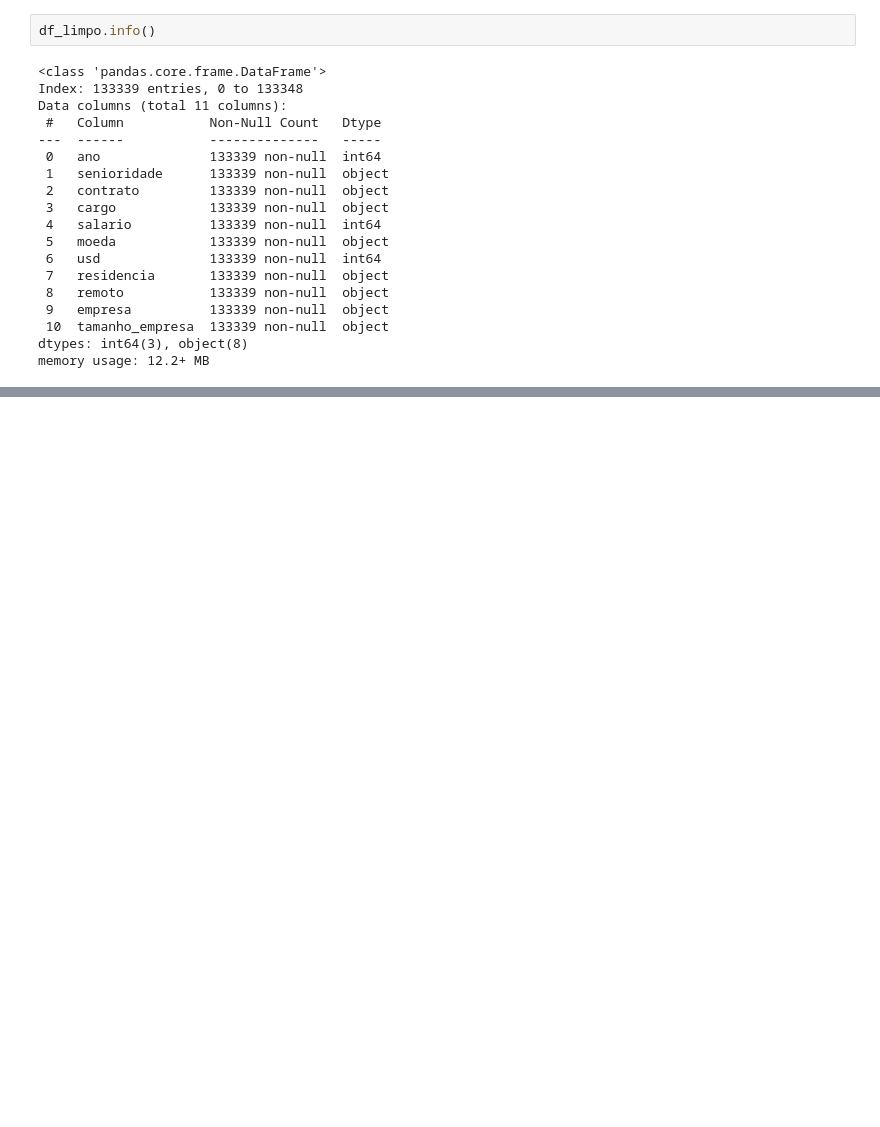
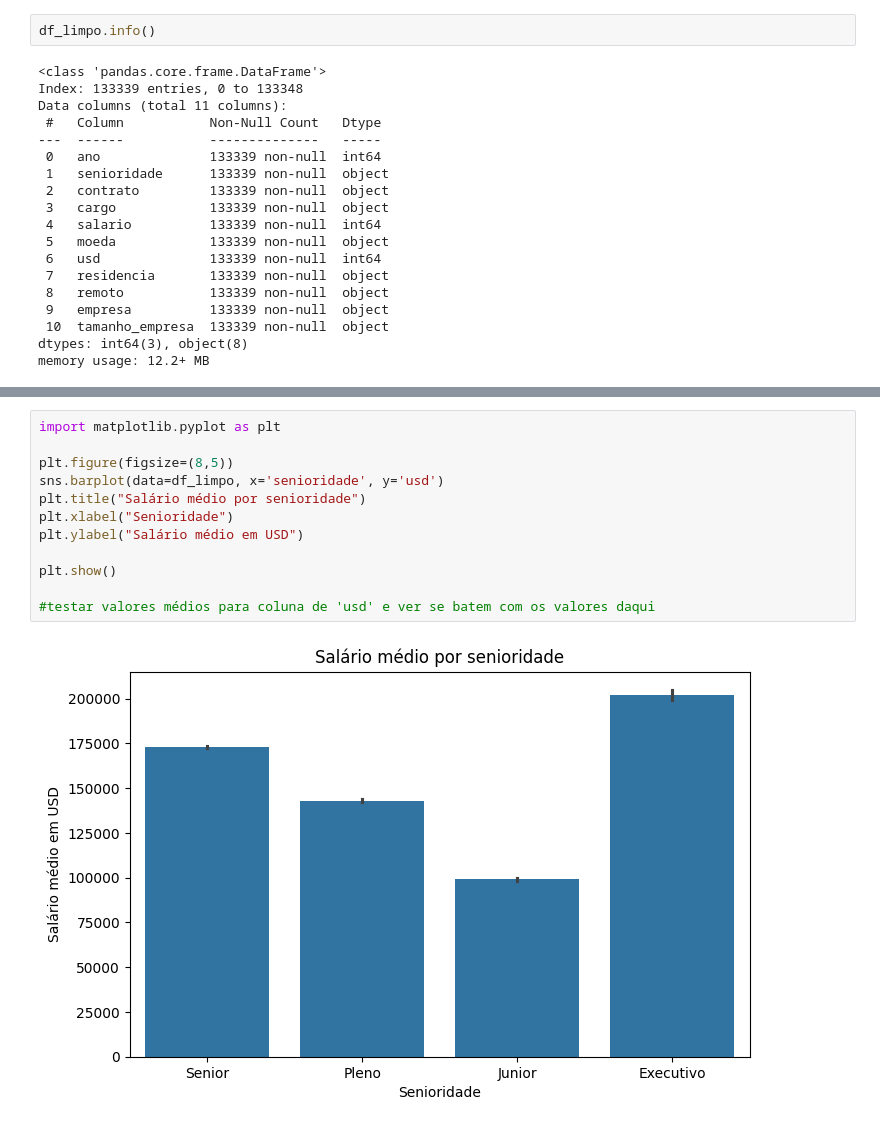
Before and after one commit to PrangeGabriel/Imersao-de-dados-python, a Jupyter notebook: Imersão_de_dados_com_python.ipynb, the cells around one changed output, grey strips where cells are left out. Cells and saved outputs as stored; diff of their text form; blank space fills up the shorter version.

```diff
--- a/Imersão_de_dados_com_python.ipynb
+++ b/Imersão_de_dados_com_python.ipynb
@@ -411,0 +437,14 @@ memory usage: 12.2+ MB
+# %%
+import matplotlib.pyplot as plt
+
+plt.figure(figsize=(8,5))
+sns.barplot(data=df_limpo, x='senioridade', y='usd')
+plt.title("Salário médio por senioridade")
+plt.xlabel("Senioridade")
+plt.ylabel("Salário médio em USD")
+
+plt.show()
+
+#testar valores médios para coluna de 'usd' e ver se batem com os valores daqui
+# %% [output]
+[figure, added]
```
Also changed, not shown: parts of 15 cells of this notebook.
